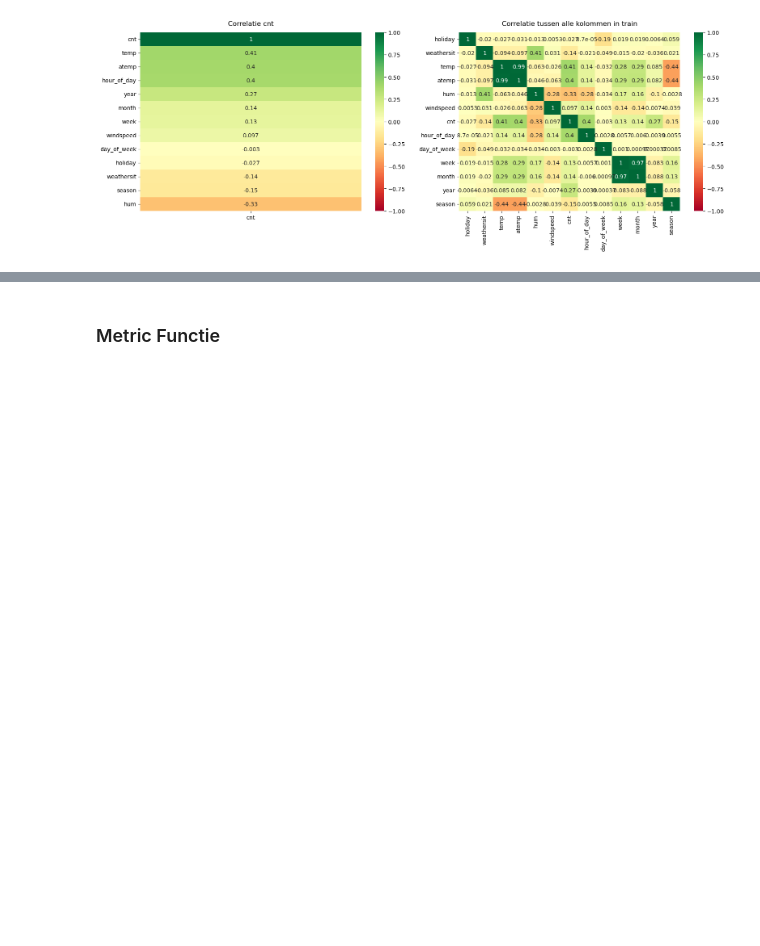
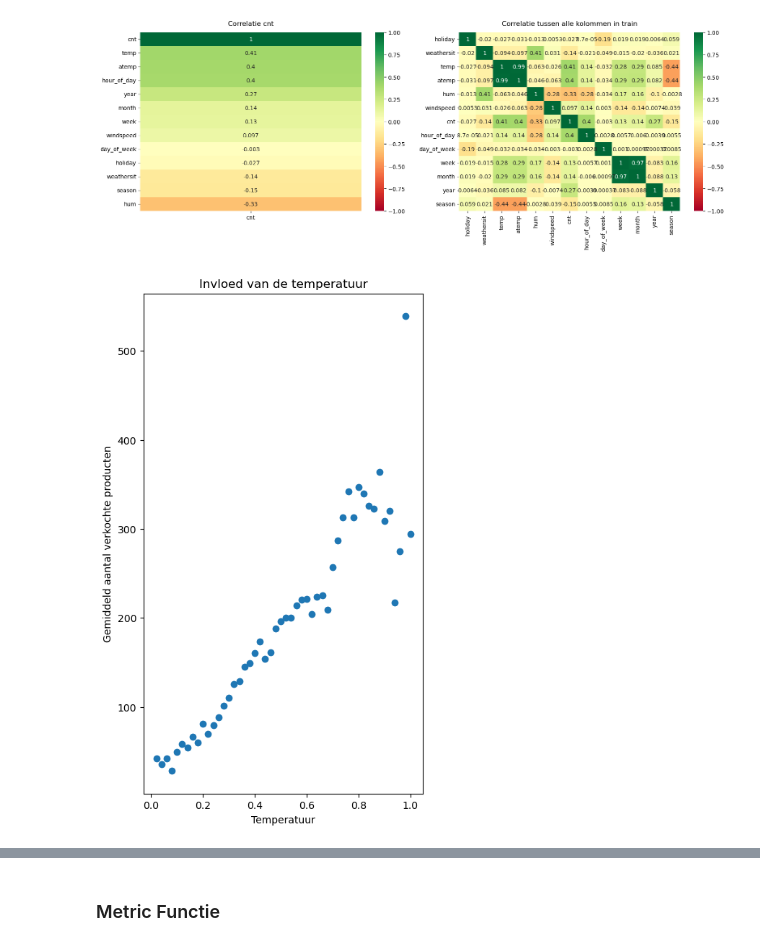
Before and after one commit to NimaGhafar/machine_learning_deurwaardes, a Jupyter notebook: Heethoofd_Portfolio.ipynb, the cells around one changed output, grey strips where cells are left out. Drawn from its saved outputs; the diff is of its cells as text; code cells hidden in the pictures; blank space fills up the shorter version.

```diff
--- a/Heethoofd_Portfolio.ipynb
+++ b/Heethoofd_Portfolio.ipynb
@@ -50,26 +47,0 @@ Name: date_hour, Length: 16637, dtype: object
-# %%
-import pandas as pd
-train['date_hour'] = pd.to_datetime(train['date_hour'])
-
-# Voeg dag, week, maand, jaar
-train['hour_of_day'] = train['date_hour'].dt.hour #Het uur van de dag (0-23).
-train['day_of_week'] = train['date_hour'].dt.dayofweek #De dag van de week (maandag is 0, zondag is 6).
-train['week'] = train['date_hour'].dt.isocalendar().week #De weken
-train['month'] = train['date_hour'].dt.month
-train['year'] = train['date_hour'].dt.year
-
-#Time series / date functionality — pandas 2.1.1 documentation. (n.d.). https://pandas.pydata.org/docs/user_guide/timeseries.html
-
-def get_season(month):
-    if month in [3, 4, 5]:
-        return 1
-    elif month in [6, 7, 8]:
-        return 2
-    elif month in [9, 10, 11]:
-        return 3
-    else:
-        return 4
-
-train['season'] = train['month'].apply(get_season)
-
-train = train.drop("date_hour", axis = 1)
@@ -321,3 +305,13 @@ plt.tight_layout()
 plt.show()
 # %% [output]
 [figure]
+# %%
+temp_avg = train.groupby('temp')['cnt'].mean()
+plt.subplot(122)
+plt.scatter(temp_avg.index, temp_avg.values)
+plt.xlabel('Temperatuur')
+plt.ylabel('Gemiddeld aantal verkochte producten')
+plt.title('Invloed van de temperatuur')
+plt.show()
+# %% [output]
+[figure, added]
```
Also changed, not shown: parts of 32 cells of this notebook.
